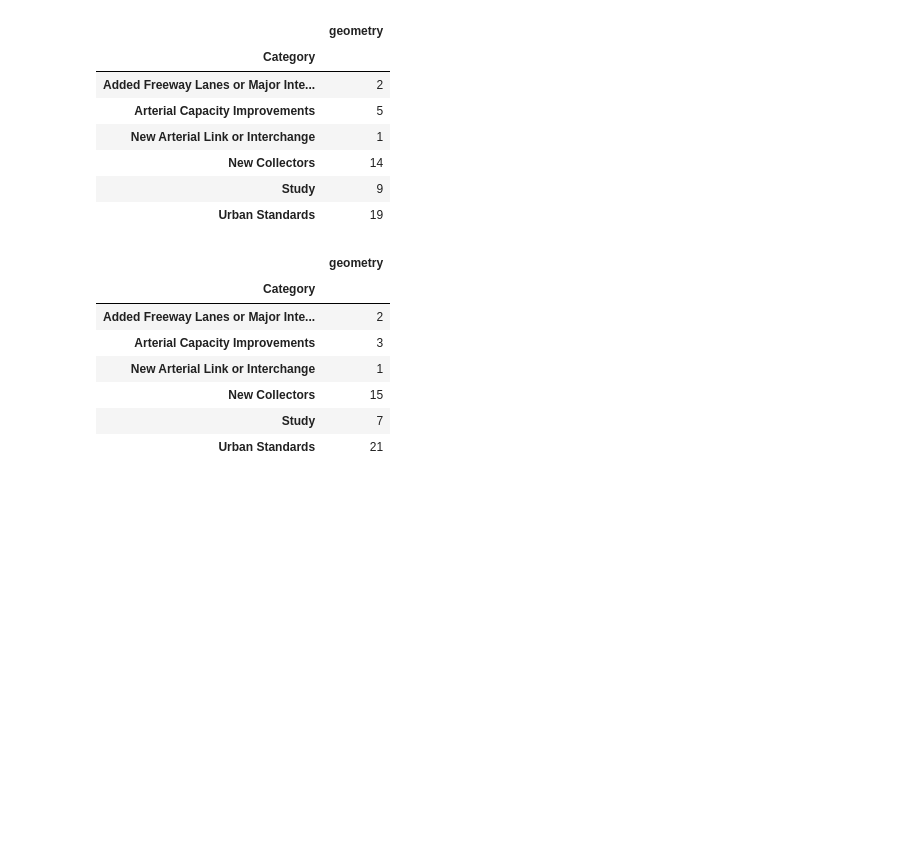
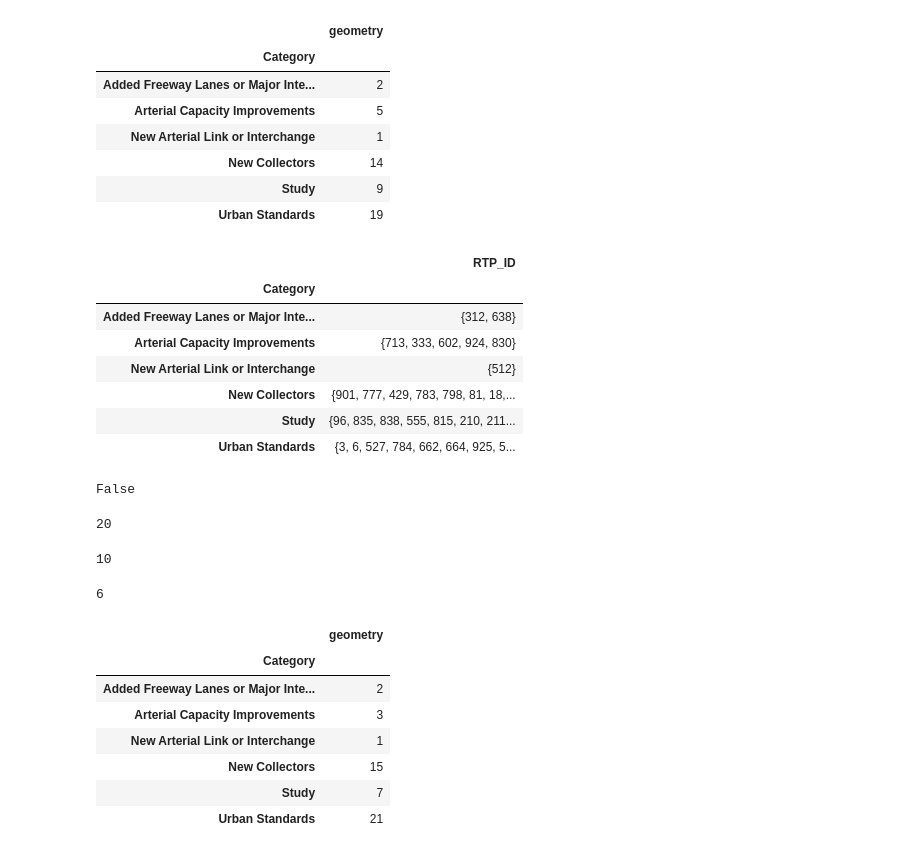
Before and after one commit to dongmeic/RTP, a Jupyter notebook: data/analysis_for_AppendixF.ipynb, the cells around one changed output. Saved outputs shown, nothing was run; the diff lists cells and outputs as text; code cells hidden in the pictures; blank space fills up the shorter version.

```diff
--- a/data/analysis_for_AppendixF.ipynb
+++ b/data/analysis_for_AppendixF.ipynb
@@ -172,3 +192,14 @@ aaf.RTP_counted_by_intersection(folder='WaterQuality', file='wetlandsCLMPO.shp')
 | New Collectors | 14 |
 | Study | 9 |
 | Urban Standards | 19 |
+# %%
+aaf.RTP_counted_by_intersection(folder='WaterQuality', file='wetlandsCLMPO.shp', returnID=True)
+# %% [output]
+|  | RTP_ID |
+| Category |  |
+| Added Freeway Lanes or Major Inte... | {312, 638} |
+| Arterial Capacity Improvements | {713, 333, 602, 924, 830} |
+| New Arterial Link or Interchange | {512} |
+| New Collectors | {901, 777, 429, 783, 798, 81, 18,... |
+| Study | {96, 835, 838, 555, 815, 210, 211... |
+| Urban Standards | {3, 6, 527, 784, 662, 664, 925, 5... |
@@ -175,3 +209,19 @@ aaf.RTP_counted_by_intersection(folder='WaterQuality', file='wetlandsCLMPO.shp')
+# %%
+703 in df.loc['New Collectors','RTP_ID']
+# %% [output]
+False
+# %%
+len(unique([747, 826, 827, 828, 765] + list(df.loc['Urban Standards','RTP_ID'])))
+# %% [output]
+20
+# %%
+len(unique([838, 555, 815, 210, 831, 835, 555, 102, 831, 96, 835, 838, 555, 815, 210, 211, 917, 831]))
+# %% [output]
+10
+# %%
+len(unique([713, 899, 713, 333, 602, 924, 830]))
+# %% [output]
+6
 # %%
 # Conservation Opportunity Areas intersect with roadway lines
 aaf.RTP_counted_by_intersection(folder='SensitiveHabitats', file='ODFW_COAs_CLMPO.shp')
```
Also changed, not shown: parts of 36 cells of this notebook, 2 other files.
